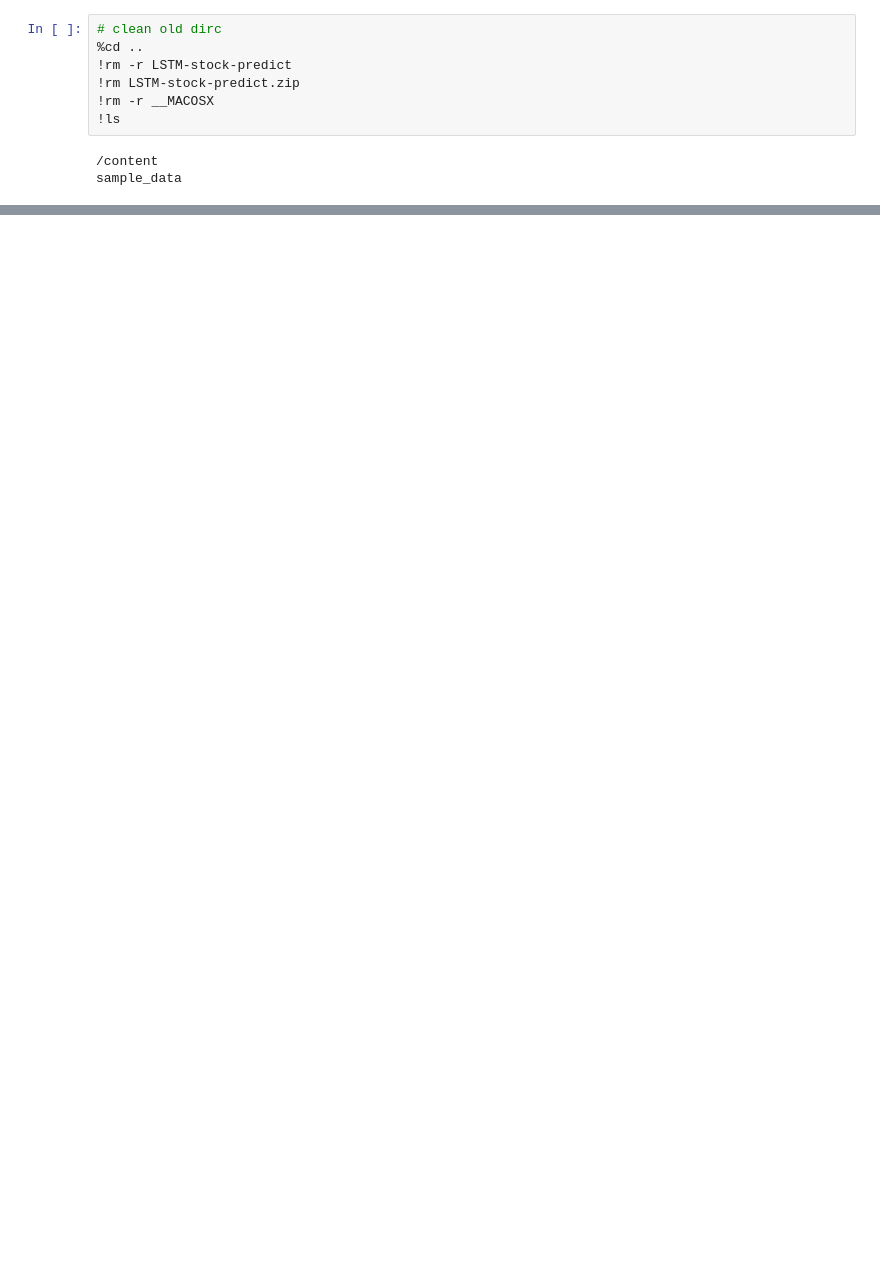
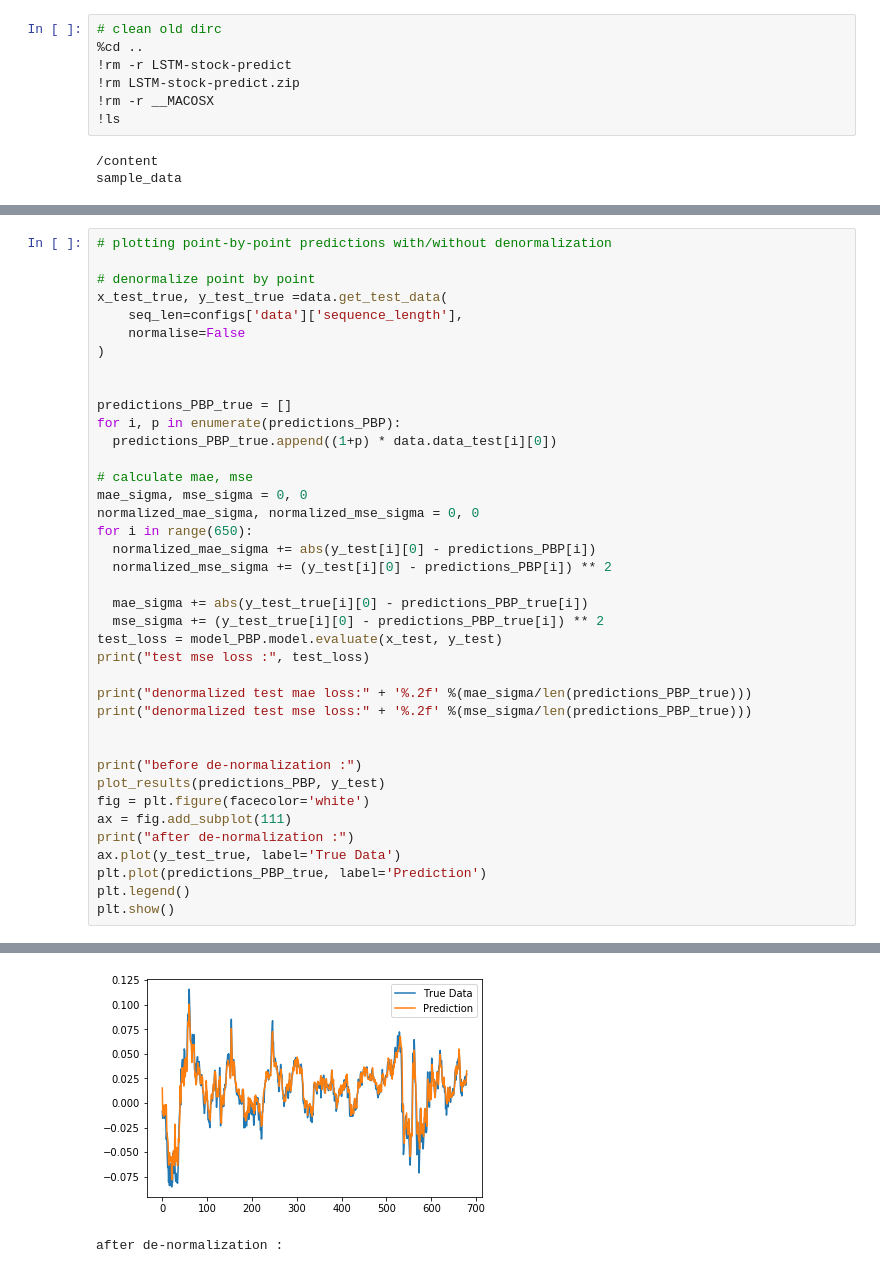
Before and after one commit to jaimehuang168/LSTM-stock-predict, a Jupyter notebook: NN_project_main.ipynb, the cells around one changed output, grey strips where cells are left out. Drawn from its saved outputs; the diff is of its cells as text; blank space fills up the shorter version.

```diff
--- a/NN_project_main.ipynb
+++ b/NN_project_main.ipynb
@@ -141,0 +154,40 @@ plotting...
+# %%
+# plotting point-by-point predictions with/without denormalization
+
+# denormalize point by point
+x_test_true, y_test_true =data.get_test_data(
+    seq_len=configs['data']['sequence_length'],
+    normalise=False
+)
+
+
+predictions_PBP_true = []
+for i, p in enumerate(predictions_PBP):
+  predictions_PBP_true.append((1+p) * data.data_test[i][0])
+
+# calculate mae, mse
+mae_sigma, mse_sigma = 0, 0
+normalized_mae_sigma, normalized_mse_sigma = 0, 0
+for i in range(650):
+  normalized_mae_sigma += abs(y_test[i][0] - predictions_PBP[i])
+  normalized_mse_sigma += (y_test[i][0] - predictions_PBP[i]) ** 2
+
+  mae_sigma += abs(y_test_true[i][0] - predictions_PBP_true[i])
+  mse_sigma += (y_test_true[i][0] - predictions_PBP_true[i]) ** 2
+test_loss = model_PBP.model.evaluate(x_test, y_test)
+print("test mse loss :", test_loss)
+
+print("denormalized test mae loss:" + '%.2f' %(mae_sigma/len(predictions_PBP_true)))
+print("denormalized test mse loss:" + '%.2f' %(mse_sigma/len(predictions_PBP_true)))
+
+
+print("before de-normalization :")
+plot_results(predictions_PBP, y_test)
+fig = plt.figure(facecolor='white')
+ax = fig.add_subplot(111)
+print("after de-normalization :")
+ax.plot(y_test_true, label='True Data')
+plt.plot(predictions_PBP_true, label='Prediction')
+plt.legend()
+plt.show()
+# %% [output]
@@ -141,0 +199,2 @@ plotting...
+[figure, added]
+after de-normalization :
```
Also changed, not shown: parts of 5 cells of this notebook, 26 other files.
